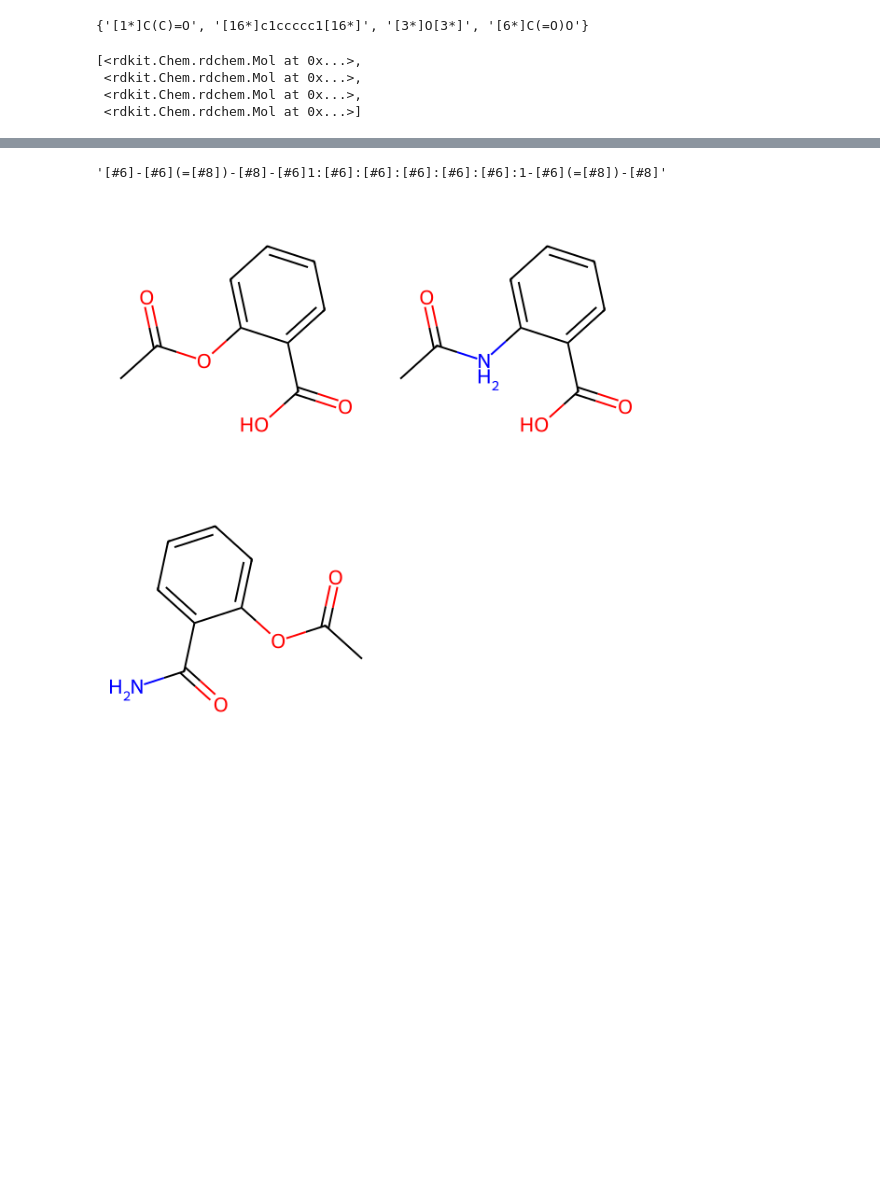
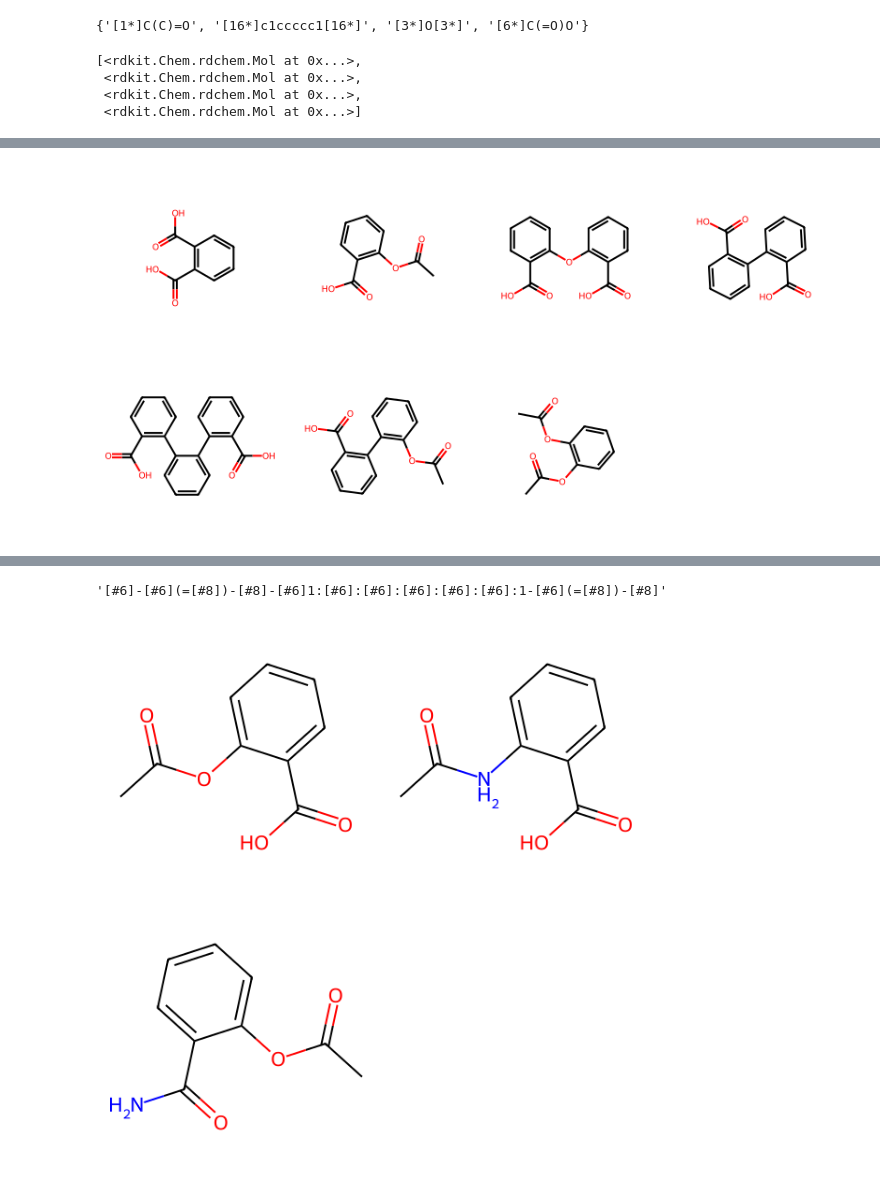
Before and after one commit to mipypf/scej-mi, a Jupyter notebook: example_brics_smarts.ipynb, the cells around one changed output, grey strips where cells are left out. Saved outputs shown, nothing was run; the diff lists cells and outputs as text; code cells hidden in the pictures; blank space fills up the shorter version.

```diff
--- a/example_brics_smarts.ipynb
+++ b/example_brics_smarts.ipynb
@@ -76,0 +78,8 @@ Draw.MolsToGridImage(fragment_mols_brics, molsPerRow=3, subImgSize=(200,200), le
+# %%
+generated_mols_brics_2 = BRICS.BRICSBuild(fragment_mols_brics, seeds=[fragment_mols_brics[2]])
+
+generated_mol_brics_list_2 = [m for m in generated_mols_brics_2]
+
+Draw.MolsToGridImage(generated_mol_brics_list_2, molsPerRow=4, subImgSize=(200,200))
+# %% [output]
+[figure, added]
```
Also changed, not shown: parts of 7 cells of this notebook.
